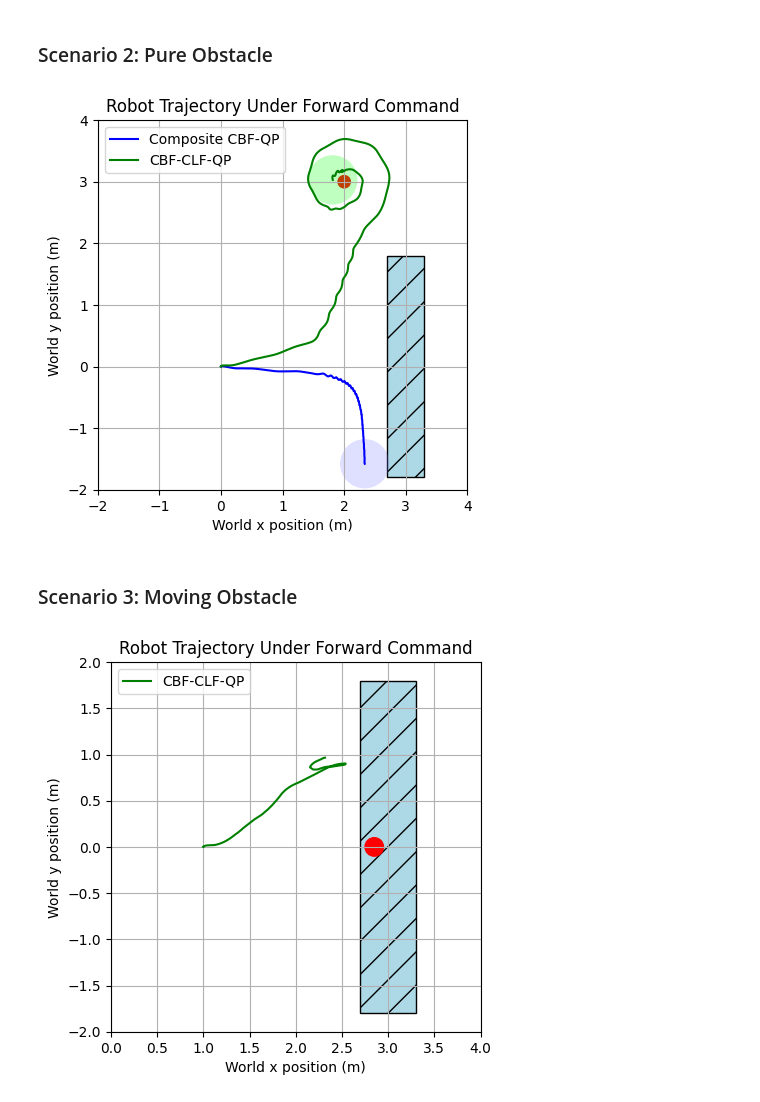
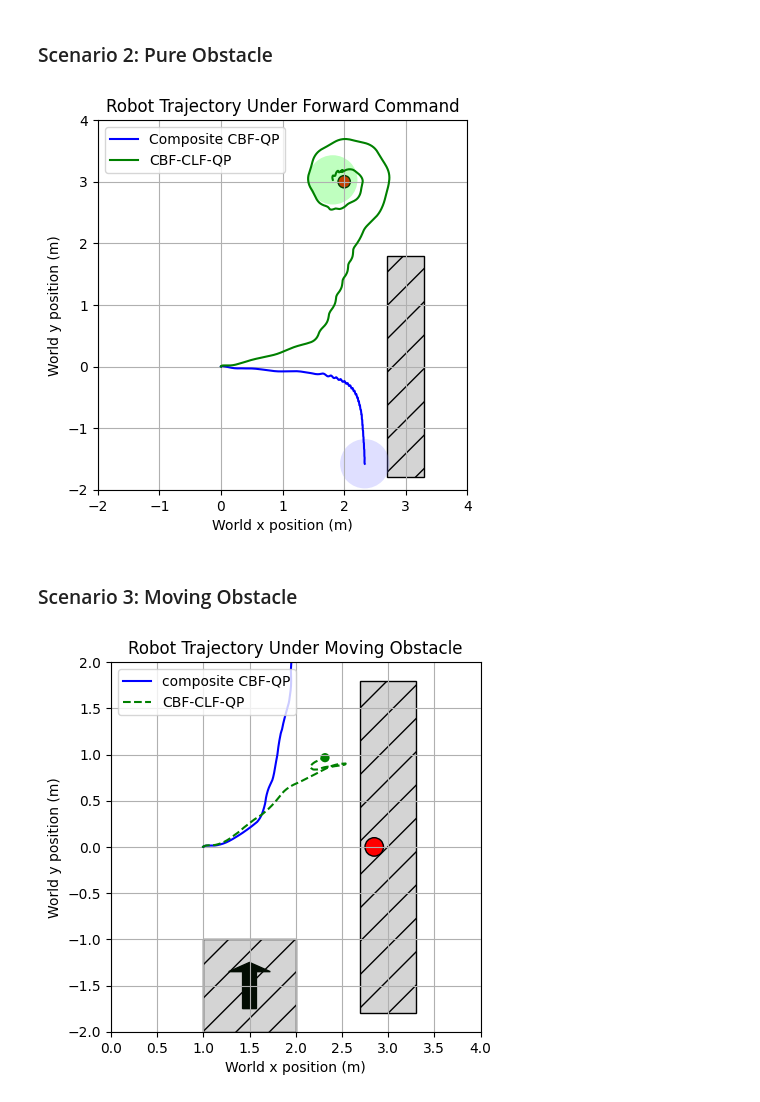
Before and after one commit to famsvip/Robot-Navigation-Collision-Avoidance-, a Jupyter notebook: data/plotting.ipynb, the cells around one changed output. Saved outputs shown, nothing was run; the diff lists cells and outputs as text; code cells hidden in the pictures.

```diff
--- a/data/plotting.ipynb
+++ b/data/plotting.ipynb
@@ -333,8 +333,8 @@ separate = np.load("./separated_pos_static_obs.npy")
 fig, ax = plt.subplots()
 
 rect = Rectangle((2.7, -1.8), width=0.6, height=3.6,
-                 edgecolor='black', facecolor='lightblue', hatch="/")
-circle_target = Circle((2, 3), radius=0.1, edgecolor="red", facecolor="red")
+                 edgecolor='black', facecolor=(0.83, 0.83, 0.83), hatch="/")
+circle_target = Circle((2, 3), radius=0.1, edgecolor="black", facecolor="red")
 circle_separate = Circle((separate[data_threshold-1, :2]), radius=0.4, facecolor=(0.0,1.0,0.0,0.25))
 circle_composite = Circle((composite[data_threshold-1, :2]), radius=0.4, facecolor=(0.5,0.5,1.0,0.25))
 ax.add_patch(rect)
@@ -355,34 +355,43 @@ plt.ylabel("World y position (m)")
 plt.legend()
 plt.show()
 # %% [output]
-[figure, old version]
+[figure, new version]
 # %% [markdown]
 ### Scenario 3: Moving Obstacle
 # %%
 # Trajectory plots for obstacle
 
 data_threshold = 2000
 
+composite = np.load("./composite_pos_moving_obs.npy")
 separate = np.load("./separated_pos_moving_obs.npy")
 
 fig, ax = plt.subplots()
 
-rect = Rectangle((2.7, -1.8), width=0.6, height=3.6,
-                 edgecolor='black', facecolor='lightblue', hatch="/")
-circle_target = Circle((2.85, 0), radius=0.1, edgecolor="red", facecolor="red")
-circle_separate = Circle((separate[data_threshold-1, :2]), radius=0.4, facecolor=(0.0,1.0,0.0,0.25))
-ax.add_patch(rect)
+rect_obs = Rectangle((2.7, -1.8), width=0.6, height=3.6,
+                 edgecolor='black', facecolor=(0.83, 0.83, 0.83), hatch="/")
+rect_moving = Rectangle((1, -2), width=1, height=1,
+                 edgecolor='black', facecolor=(0.83, 0.83, 0.83), hatch="/")
+circle_target = Circle((2.85, 0), radius=0.1, edgecolor="black", facecolor="red")
+circle_separate = Circle((separate[data_threshold-1, :2]), radius=0.05, facecolor="g")
+circle_composite = Circle((composite[data_threshold-1, :2]), radius=0.05, facecolor="b")
+arrow = Arrow(1.5, -1.75, 0, 0.5, width=0.75, color=(0.01, 0.05, 0.01))
+ax.add_patch(rect_obs)
+ax.add_patch(rect_moving)
 ax.add_patch(circle_target)
+ax.add_patch(circle_separate)
+ax.add_patch(arrow)
 
-ax.plot(separate[:data_threshold,0], separate[:data_threshold,1], color="g", label="CBF-CLF-QP")
+ax.plot(composite[:data_threshold,0], composite[:data_threshold,1], color="b", label="composite CBF-QP")
+ax.plot(separate[:data_threshold,0], separate[:data_threshold,1], ls="--", color="g", label="CBF-CLF-QP")
 ax.set_xlim(0, 4)
 ax.set_ylim(-2, 2)
 ax.set_aspect('equal')
 plt.grid(True)
-plt.title('Robot Trajectory Under Forward Command')
+plt.title('Robot Trajectory Under Moving Obstacle')
 plt.xlabel("World x position (m)")
 plt.ylabel("World y position (m)")
-plt.legend()
+plt.legend(loc="upper left")
 plt.show()
 # %% [output]
-[figure, old version]
+[figure, new version]
```
Also changed, not shown: parts of 5 cells of this notebook, 18 other files.
